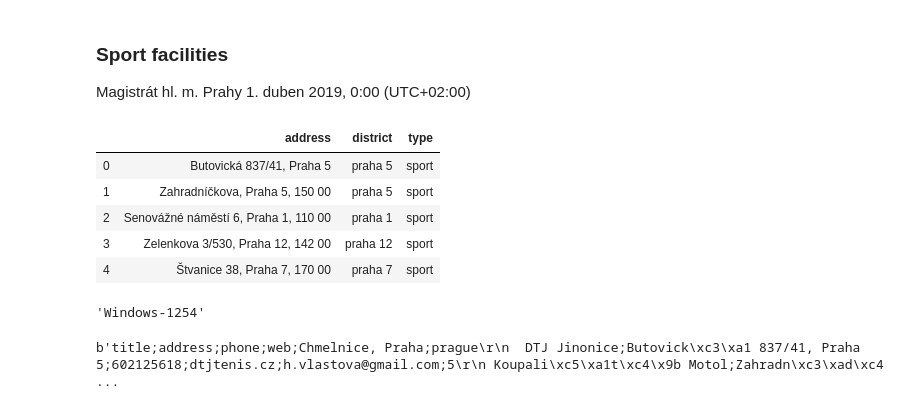
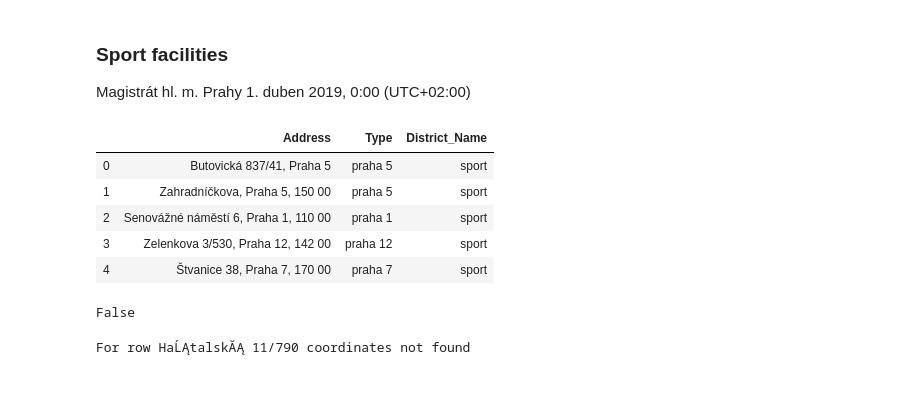
Before and after one commit to tonnyeremin/Urban-Data-Science, a Jupyter notebook: Walking Accessibility.ipynb, the cells around one changed output. Cells and saved outputs as stored; diff of their text form; code cells hidden in the pictures.

```diff
--- a/Walking Accessibility.ipynb
+++ b/Walking Accessibility.ipynb
@@ -360,35 +360,46 @@ Magistrát hl. m. Prahy 	1. duben 2019, 0:00 (UTC+02:00)
 # %%
 url_sport = 'http://opendata.praha.eu/datastore/dump/5d1ee13f-f6e9-4ee9-a1bd-48d5ca2bb867?format=json'
 results = requests.get(url_sport).json(encoding = "utf8")
 result = []
 
 result.append([
     v[2],
     'praha {}'.format(v[6]),
     'sport'] for v in results['records'])
 
 df_sports = pd.DataFrame([item for result in result for item in result])
-df_sports.columns = ['address', 'district', 'type']
+df_sports.columns = ['Address', 'Type', 'District_Name']
 df_sports.head()
 # %% [output]
-|  | address | district | type |
+|  | Address | Type | District_Name |
 | 0 | Butovická 837/41, Praha 5 | praha 5 | sport |
 | 1 | Zahradníčkova, Praha 5, 150 00 | praha 5 | sport |
 | 2 | Senovážné náměstí 6, Praha 1, 110 00 | praha 1 | sport |
 | 3 | Zelenkova 3/530, Praha 12, 142 00 | praha 12 | sport |
 | 4 | Štvanice 38, Praha 7, 170 00 | praha 7 | sport |
+# %%
+df_sports.isnull().values.any()
+# %% [output]
+False
 # %%
 dict_coordinates = {}
 for index, row in df_sport.iterrows():
-    g = geocoder.arcgis(row['address'])
-    lat = g.json['lat']
-    lng = g.json['lng']
-    dict_coordinates[index] = [lat, lng]
+    try:
+        g = geocoder.arcgis(row['address'])
+        lat = g.json['lat']
+        lng = g.json['lng']
+        dict_coordinates[index] = [lat, lng]
+    except:
+        print("For row {} coordinates not found".format(row['address']))
+        dict_coordinates[index] = [np.nan, np.nan]
 
-df_sport['latitude'] = 0.0
-df_sport['longitude'] = 0.0
+
+df_sport['Lat'] = 0.0
+df_sport['Lng'] = 0.0
 for k, v in dict_coordinates.items():
-    df_sport.loc[df_sport.index == k,'latitude']=v[0]
-    df_sport.loc[df_sport.index == k,'longitude']=v[1]
+    df_sport.loc[df_sport.index == k,'Lat']=v[0]
+    df_sport.loc[df_sport.index == k,'Lng']=v[1]
 
 df_prague.head()
+# %% [output]
+For row HaĹĄtalskĂĄ 11/790 coordinates not found
@@ -399,8 +405,0 @@ charenc = result['encoding']
-# %%
-charenc
-# %% [output]
-'Windows-1254'
-# %%
-data
-# %% [output]
-b'title;address;phone;web;Chmelnice, Praha;prague\r\n  DTJ Jinonice;Butovick\xc3\xa1 837/41, Praha 5;602125618;dtjtenis.cz;h.vlastova@gmail.com;5\r\n Koupali\xc5\xa1t\xc4\x9b Motol;Zahradn\xc3\xad\xc4 ...
```
Also changed, not shown: parts of 4 cells of this notebook.
